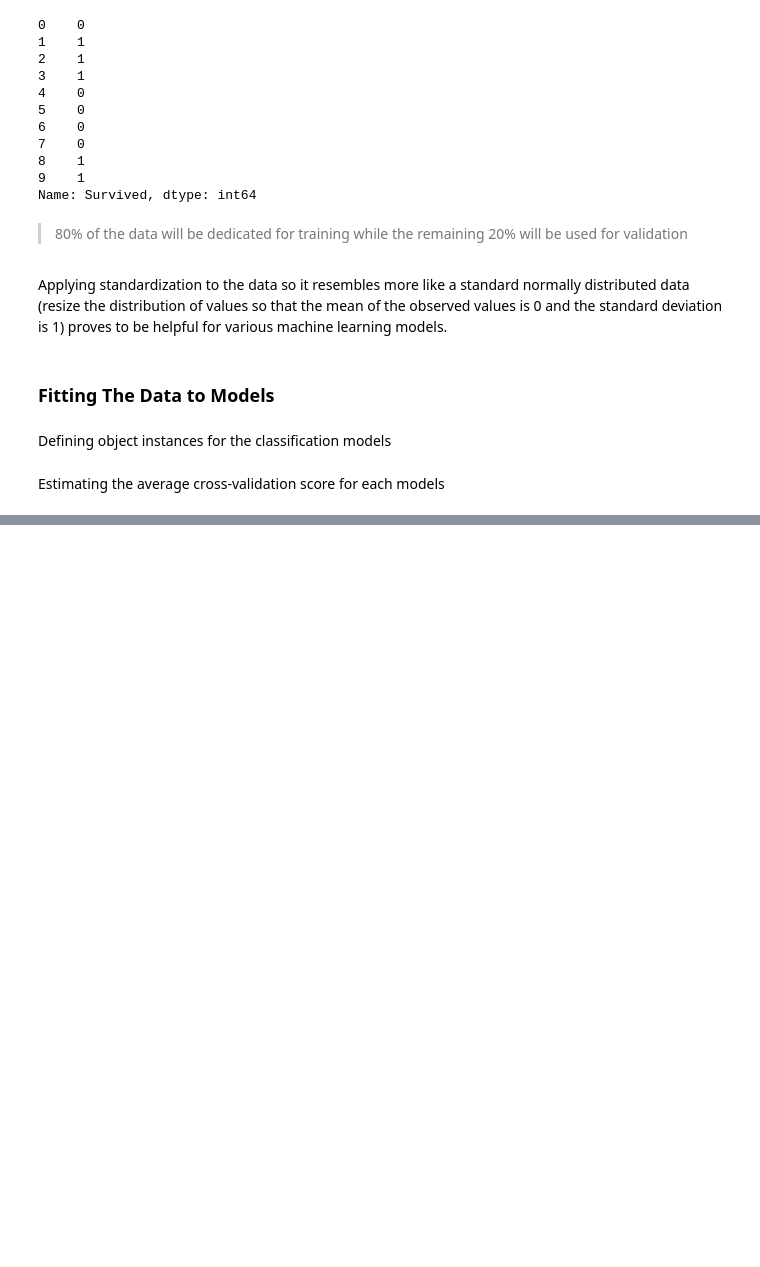
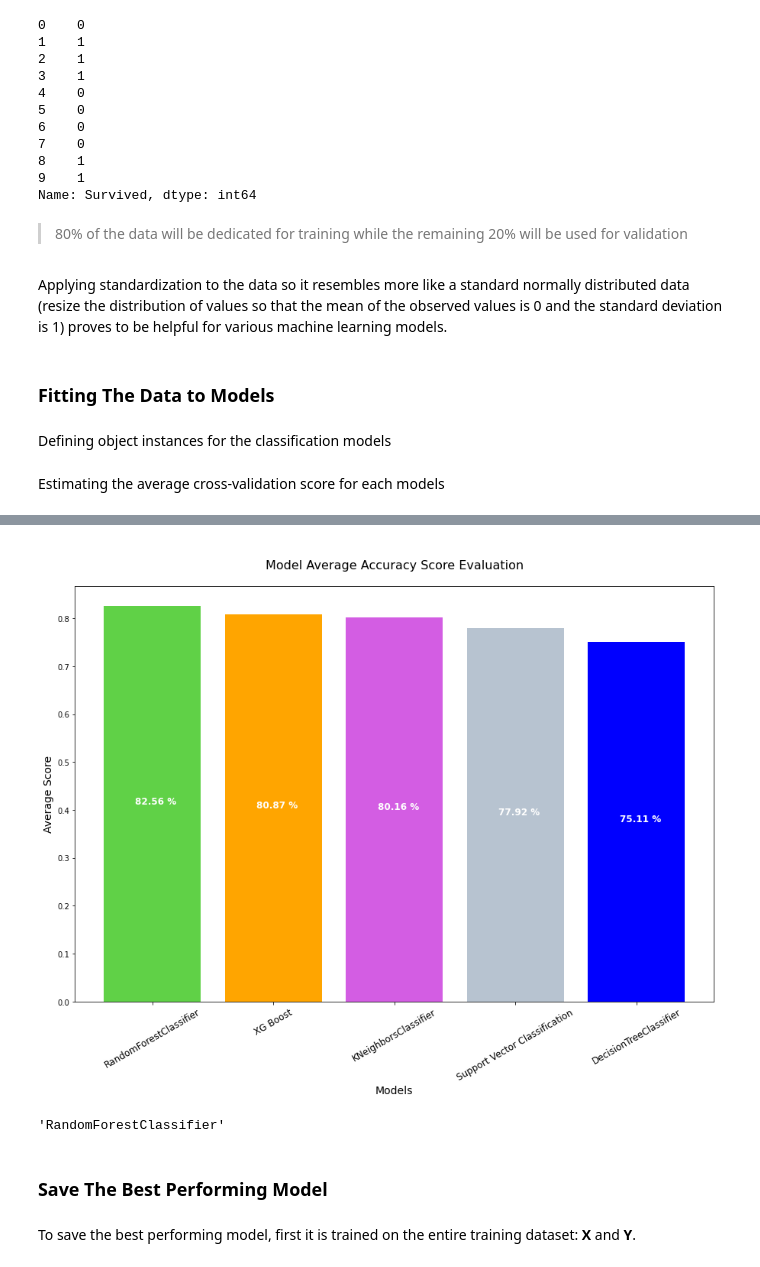
Before and after one commit to yab-tad/Titanic---Survival-Prediction, a Jupyter notebook: That_Fateful_Night_On_Titanic.ipynb, the cells around one changed output, grey strips where cells are left out. Saved outputs shown, nothing was run; the diff lists cells and outputs as text; code cells hidden in the pictures; blank space fills up the shorter version.

Commit message:
model evaluated

```diff
--- a/That_Fateful_Night_On_Titanic.ipynb
+++ b/That_Fateful_Night_On_Titanic.ipynb
@@ -497,0 +490,5 @@ score_rnd_searchCV_rfr = cross_val_score(rnd_searchCV_rfr, x_train_scaled, y_tra
+# %%
+models = pd.DataFrame({
+    "Model" : ["XG Boost", "KNeighborsClassifier", "DecisionTreeClassifier", "Support Vector Classification", "RandomForestClassifier"],
+    "Average Score" : [score_xgb, score_knn, score_dtr, score_svc, score_rfr]
+}).sort_values(by="Average Score", ascending=False).reset_index(drop=True)
@@ -497,0 +504,22 @@ score_rnd_searchCV_rfr = cross_val_score(rnd_searchCV_rfr, x_train_scaled, y_tra
+# %%
+fig,ax = plt.subplots(figsize=(15,10))
+
+colors = ['#60d147', '#FFA500', "#d35de3", '#B7C3D0', "#0000FF"]
+
+plt.bar(models["Model"], models["Average Score"], color=colors)
+plt.xticks(rotation=30, fontsize=12)
+
+ax.set_title("\nModel Average Accuracy Score Evaluation\n", fontsize=16)
+ax.set_xlabel("Models", fontsize=14)
+ax.set_ylabel("Average Score", fontsize=14)
+
+for k, i in enumerate(ax.patches):
+        val = models["Average Score"][k]
+
+        plt.text((i.get_xy()[0] + .26), (val/2),
+        f"{round((val*100),2)} %", fontsize=12, fontweight='bold',
+        color ='white', rotation=0)
+
+plt.show()
+# %% [output]
+[figure, added]
@@ -497,0 +528,8 @@ score_rnd_searchCV_rfr = cross_val_score(rnd_searchCV_rfr, x_train_scaled, y_tra
+# %%
+best_model_name
+# %% [output]
+'RandomForestClassifier'
+# %% [markdown]
+### **Save The Best Performing Model**
+# %% [markdown]
+To save the best performing model, first it is trained on the entire training dataset: **X** and **Y**.
```
Also changed, not shown: parts of 11 cells of this notebook, 1 other file.
